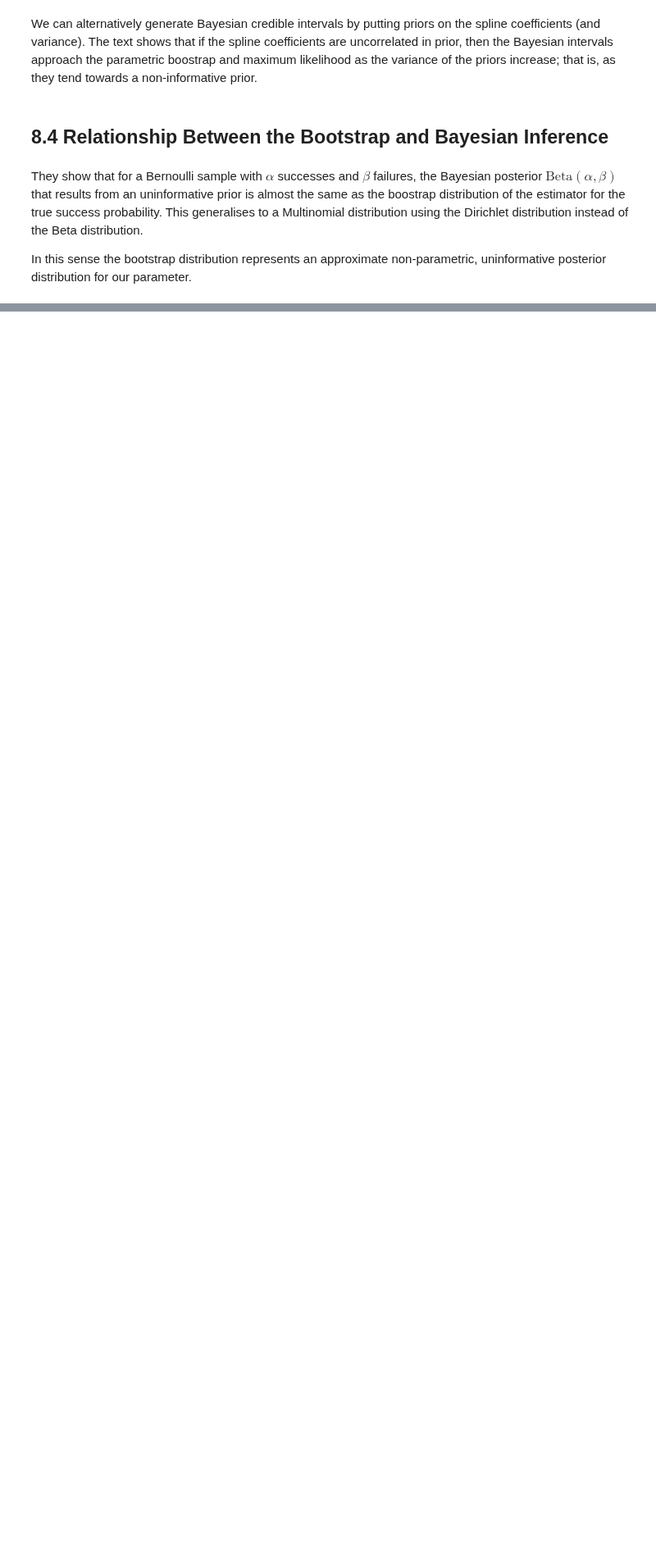
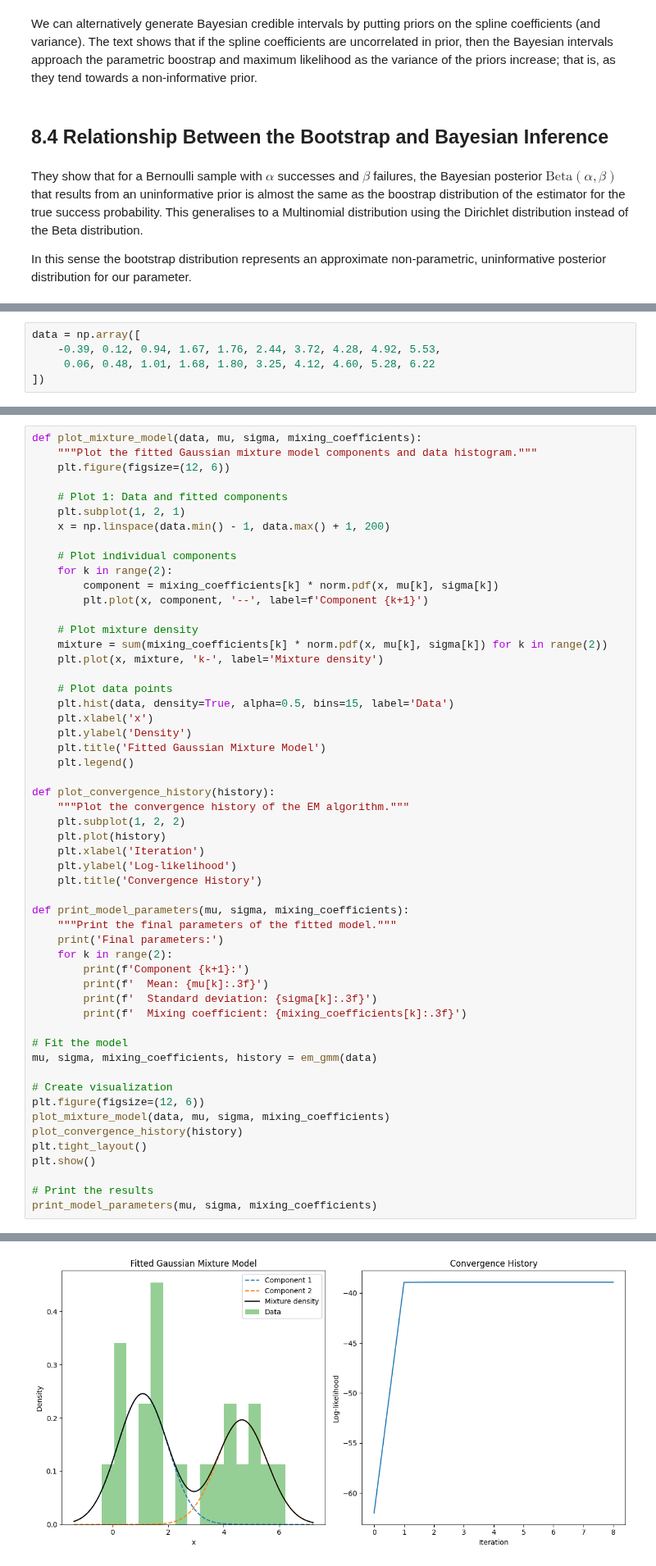
Before and after one commit to chris-leonard/elements-of-statistical-learning, a Jupyter notebook: chapter-8/chapter-8-notes.ipynb, the cells around one changed output, grey strips where cells are left out. Shown at 82% size. Cells and saved outputs as stored; diff of their text form; blank space fills up the shorter version.

Commit message:
fit and plot gaussian mixture model

```diff
--- a/chapter-8/chapter-8-notes.ipynb
+++ b/chapter-8/chapter-8-notes.ipynb
@@ -53,0 +63,5 @@ In this sense the bootstrap distribution represents an approximate non-parametri
+# %%
+data = np.array([
+    -0.39, 0.12, 0.94, 1.67, 1.76, 2.44, 3.72, 4.28, 4.92, 5.53,
+     0.06, 0.48, 1.01, 1.68, 1.80, 3.25, 4.12, 4.60, 5.28, 6.22
+])
@@ -53,0 +117,55 @@ In this sense the bootstrap distribution represents an approximate non-parametri
+# %%
+def plot_mixture_model(data, mu, sigma, mixing_coefficients):
+    """Plot the fitted Gaussian mixture model components and data histogram."""
+    plt.figure(figsize=(12, 6))
+
+    # Plot 1: Data and fitted components
+    plt.subplot(1, 2, 1)
+    x = np.linspace(data.min() - 1, data.max() + 1, 200)
+
+    # Plot individual components
+    for k in range(2):
+        component = mixing_coefficients[k] * norm.pdf(x, mu[k], sigma[k])
+        plt.plot(x, component, '--', label=f'Component {k+1}')
+
+    # Plot mixture density
+    mixture = sum(mixing_coefficients[k] * norm.pdf(x, mu[k], sigma[k]) for k in range(2))
+    plt.plot(x, mixture, 'k-', label='Mixture density')
+
+    # Plot data points
+    plt.hist(data, density=True, alpha=0.5, bins=15, label='Data')
+    plt.xlabel('x')
+    plt.ylabel('Density')
+    plt.title('Fitted Gaussian Mixture Model')
+    plt.legend()
+
+def plot_convergence_history(history):
+    """Plot the convergence history of the EM algorithm."""
+    plt.subplot(1, 2, 2)
+    plt.plot(history)
+    plt.xlabel('Iteration')
+    plt.ylabel('Log-likelihood')
+    plt.title('Convergence History')
+
+def print_model_parameters(mu, sigma, mixing_coefficients):
+    """Print the final parameters of the fitted model."""
+    print('Final parameters:')
+    for k in range(2):
+        print(f'Component {k+1}:')
+        print(f'  Mean: {mu[k]:.3f}')
+        print(f'  Standard deviation: {sigma[k]:.3f}')
+        print(f'  Mixing coefficient: {mixing_coefficients[k]:.3f}')
+
+# Fit the model
+mu, sigma, mixing_coefficients, history = em_gmm(data)
+
+# Create visualization
+plt.figure(figsize=(12, 6))
+plot_mixture_model(data, mu, sigma, mixing_coefficients)
+plot_convergence_history(history)
+plt.tight_layout()
+plt.show()
+
+# Print the results
+print_model_parameters(mu, sigma, mixing_coefficients)
+# %% [output]
@@ -53,0 +173 @@ In this sense the bootstrap distribution represents an approximate non-parametri
+[figure, added]
```
Also changed, not shown: parts of 5 cells of this notebook, 1 other file.
